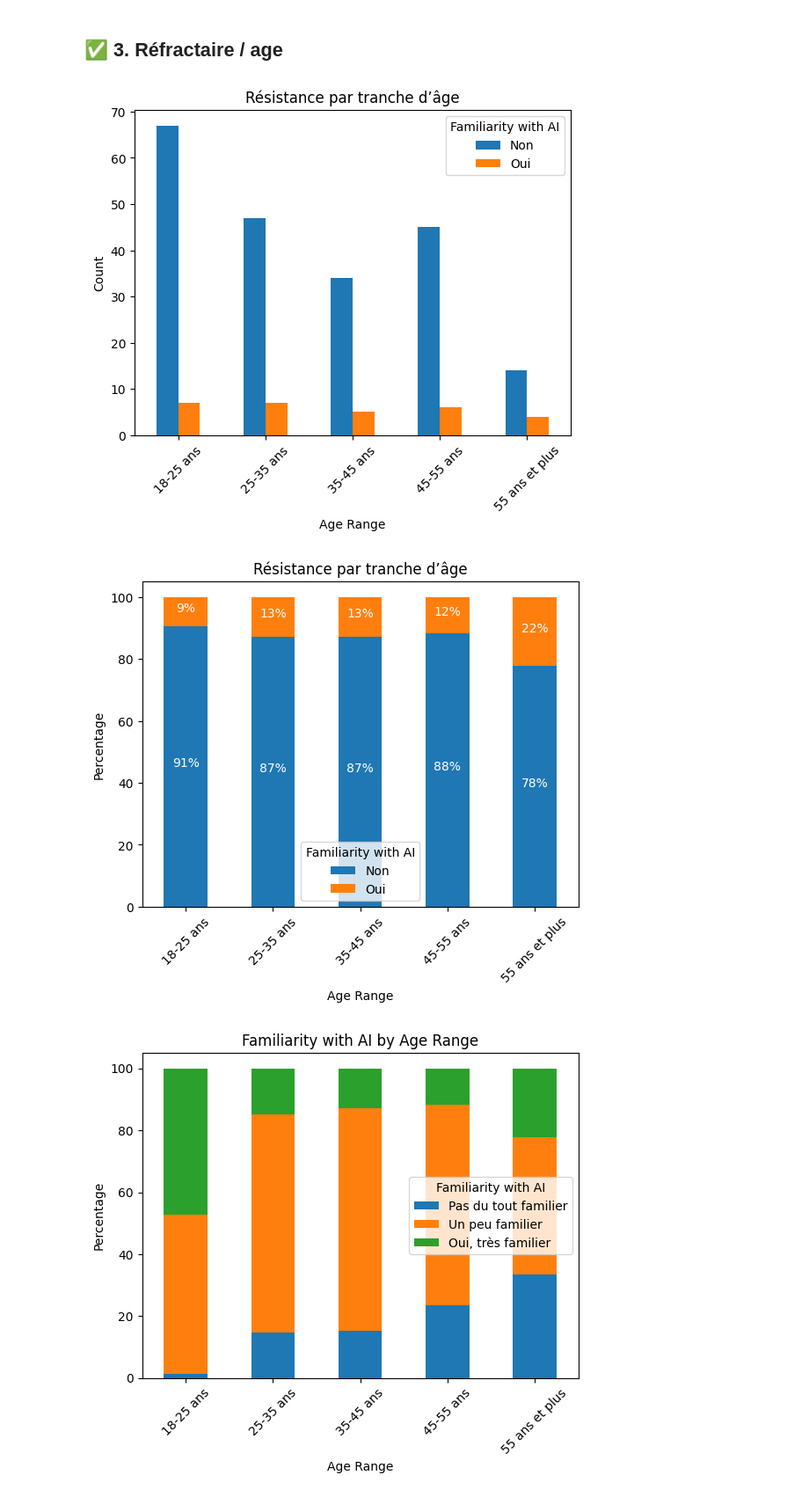
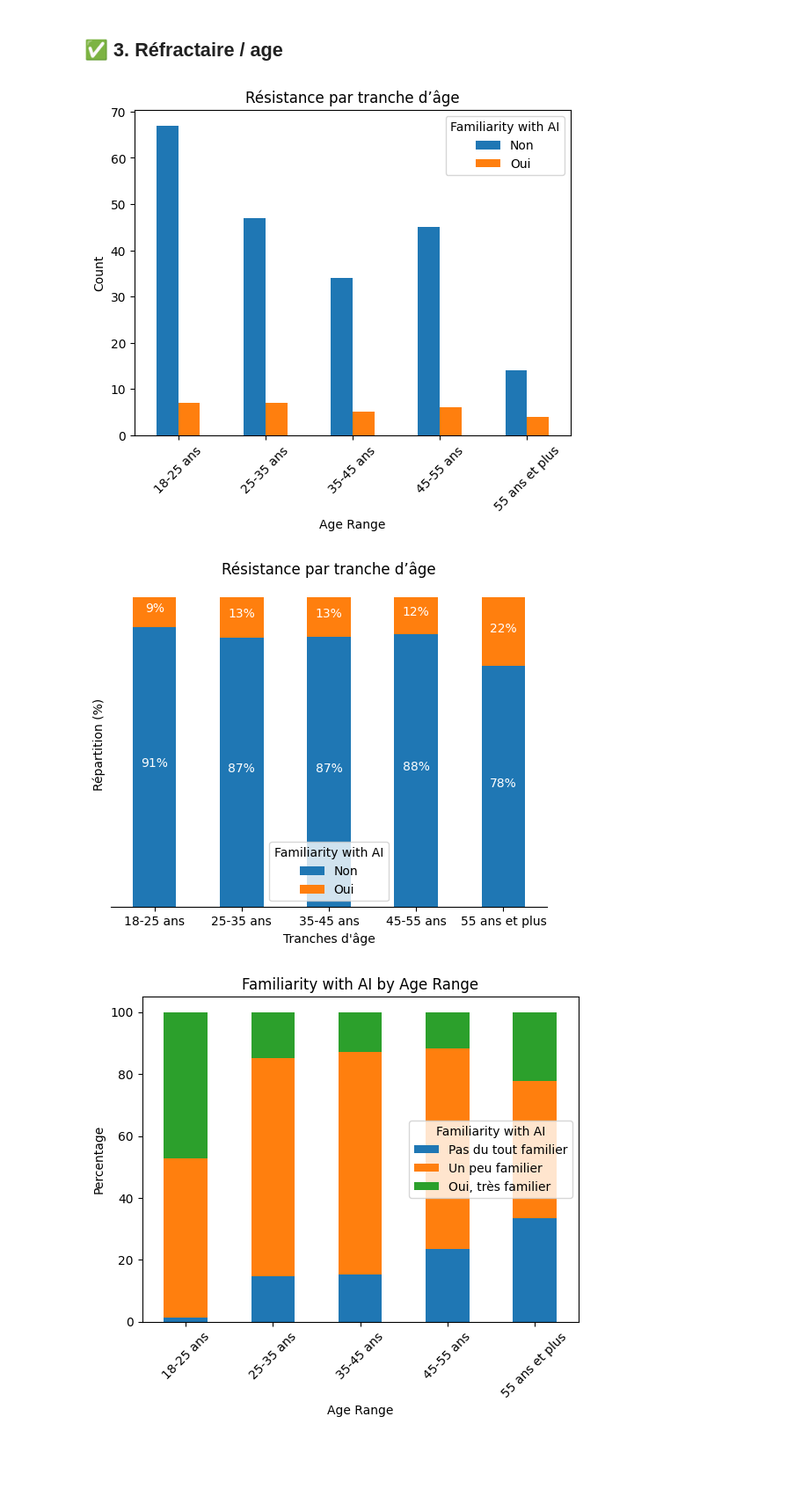
Before and after one commit to QuentinDstl/survey_adoption_by_employees, a Jupyter notebook: src/main.ipynb, the cells around one changed output. Shown at 88% size. Saved outputs shown, nothing was run; the diff lists cells and outputs as text; code cells hidden in the pictures; blank space fills up the shorter version.

```diff
--- a/src/main.ipynb
+++ b/src/main.ipynb
@@ -319,36 +362,46 @@ plt.show()
 # %%
 # 2/6 Réfractaire par tranche d'âge
 familiarity_age_bar = df_survey.groupby(['Age', 'Resistance']).size().unstack()
 familiarity_age_bar.plot(kind='bar')
 plt.title('Résistance par tranche d’âge')
 plt.xlabel('Age Range')
 plt.ylabel('Count')
 plt.xticks(rotation=45)
 plt.legend(title='Familiarity with AI')
 plt.show()
 
 # Convert counts to percentages
 familiarity_age_percentage = familiarity_age_bar.div(familiarity_age_bar.sum(axis=1), axis=0) * 100
 
 # Plot the data
 ax = familiarity_age_percentage.plot(kind='bar', stacked=True)
+
+# Hide the right and top spines
+ax.spines['right'].set_visible(False)
+ax.spines['top'].set_visible(False)
+ax.spines['left'].set_visible(False)
+
+# Only show ticks on the left and bottom spines
+ax.yaxis.set_ticks_position('none')
+ax.set_yticks([])
+
 plt.title('Résistance par tranche d’âge')
-plt.xlabel('Age Range')
-plt.ylabel('Percentage')
-plt.xticks(rotation=45)
+plt.xlabel('Tranches d\'âge')
+plt.ylabel('Répartition (%)')
+plt.xticks(rotation=0)
 plt.legend(title='Familiarity with AI')
 
 # Add percentages on top of each bar
 for p in ax.patches:
     width = p.get_width()
     height = p.get_height()
     x, y = p.get_xy()
     ax.annotate(f'{height:.0f}%', (x + width/2, y + height*0.5), ha='center', color='white')
 
 plt.show()
 # %% [output]
 [figure]
-[figure, old version]
+[figure, new version]
 # %%
 # 2/5 Familiarity with AI by Age Range
 familiarity_age = df_survey.groupby(['Age', 'Familiarity']).size().unstack()
```
Also changed, not shown: parts of 19 cells of this notebook.
